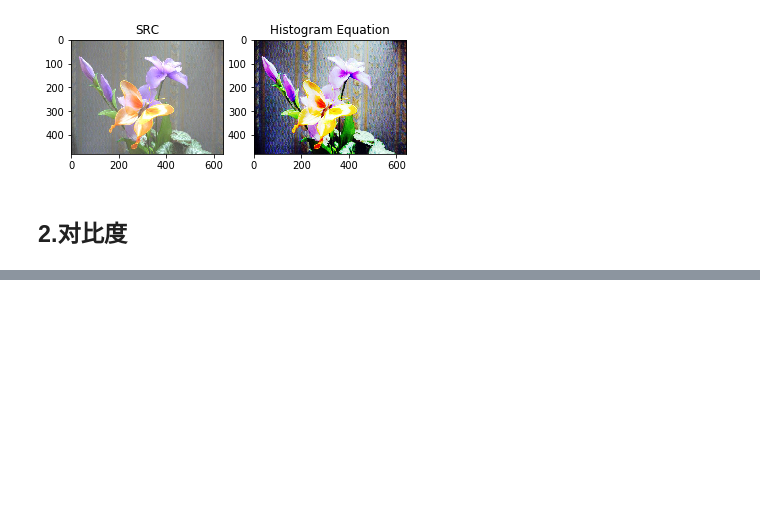
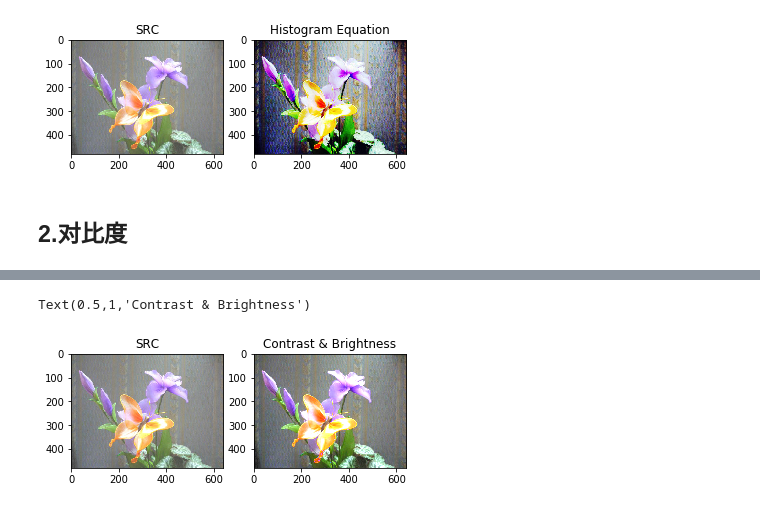
Before and after one commit to juxiangwu/image-processing, a Jupyter notebook: OpenCV/06-图像增强.ipynb, the cells around one changed output, grey strips where cells are left out. Saved outputs shown, nothing was run; the diff lists cells and outputs as text; code cells hidden in the pictures; blank space fills up the shorter version.

```diff
--- a/OpenCV/06-图像增强.ipynb
+++ b/OpenCV/06-图像增强.ipynb
@@ -51,0 +73,18 @@ Text(0.5,1,'Contrast')
+# %%
+alpha = 1.5
+beta = -80
+dst_brightness = alpha * rgb_f + beta
+# dst_brightness[dst_brightness < 0 ] = 0
+dst_contrast = np.abs(dst_contrast)
+dst_brightness[dst_brightness > 255] = 255
+dst_brightness = dst_brightness.astype(np.uint8)
+# %%
+plt.subplot(121)
+plt.imshow(rgb)
+plt.title('SRC')
+plt.subplot(122)
+plt.imshow(dst_brightness)
+plt.title('Contrast & Brightness')
+# %% [output]
+Text(0.5,1,'Contrast & Brightness')
+[figure, added]
```
Also changed, not shown: parts of 6 cells of this notebook, 7 other files.
